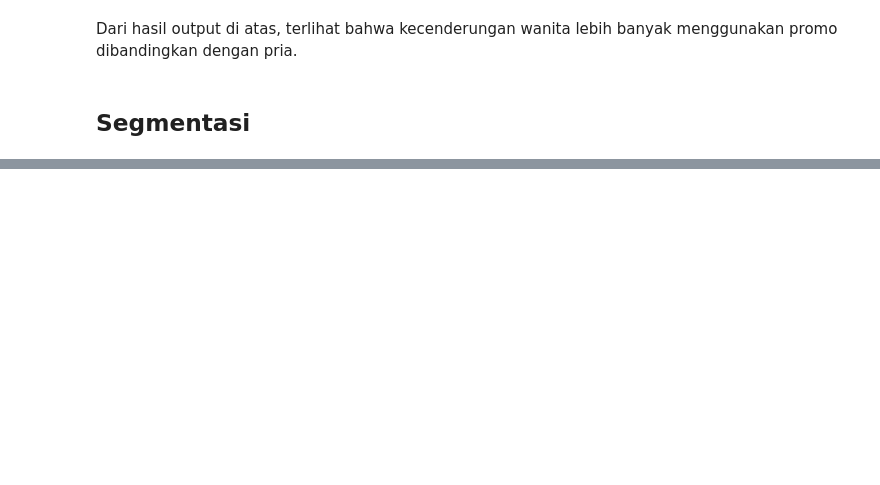
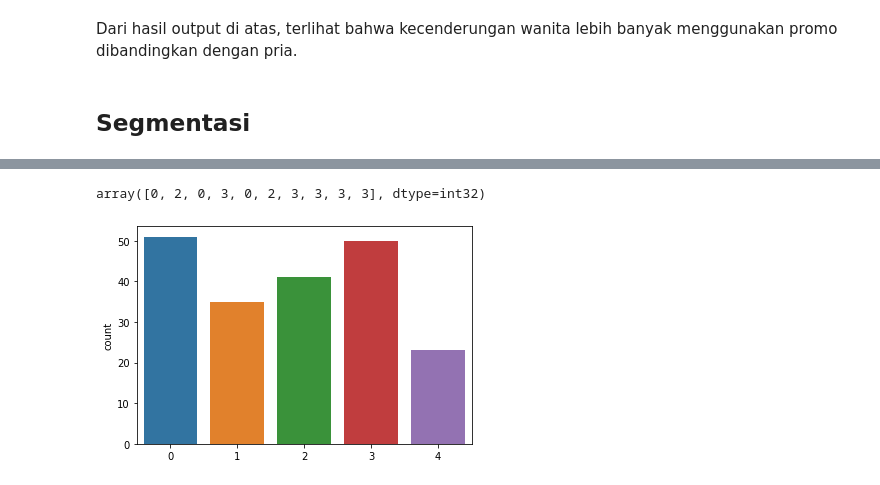
Before and after one commit to rizkyazriel/FlipClass-Data-Mining-2, a Jupyter notebook: Case_Study_Data_Mining_Kelompok_2.ipynb, the cells around one changed output, grey strips where cells are left out. Cells and saved outputs as stored; diff of their text form; code cells hidden in the pictures; blank space fills up the shorter version.

```diff
--- a/Case_Study_Data_Mining_Kelompok_2.ipynb
+++ b/Case_Study_Data_Mining_Kelompok_2.ipynb
@@ -246,10 +298,12 @@ plt.show()
 # %%
-# k-means++ clustering http://scikit-learn.org/stable/modules/generated/sklearn.cluster.KMeans.html
-k=3
+k=5
 kmPP = cluster.KMeans(n_clusters=k, init='k-means++', max_iter=300, tol=0.0001, random_state = 0)
-kmPP.fit(X)
-C_kmpp = kmPP.predict(X)
+kmPP.fit(X_)
+C_kmpp = kmPP.predict(X_)
 
 sns.countplot(x=C_kmpp)
 C_kmpp[:10]
+# %% [output]
+array([0, 2, 0, 3, 0, 2, 3, 3, 3, 3], dtype=int32)
+[figure, added]
 # %%
```
Also changed, not shown: parts of 12 cells of this notebook.
